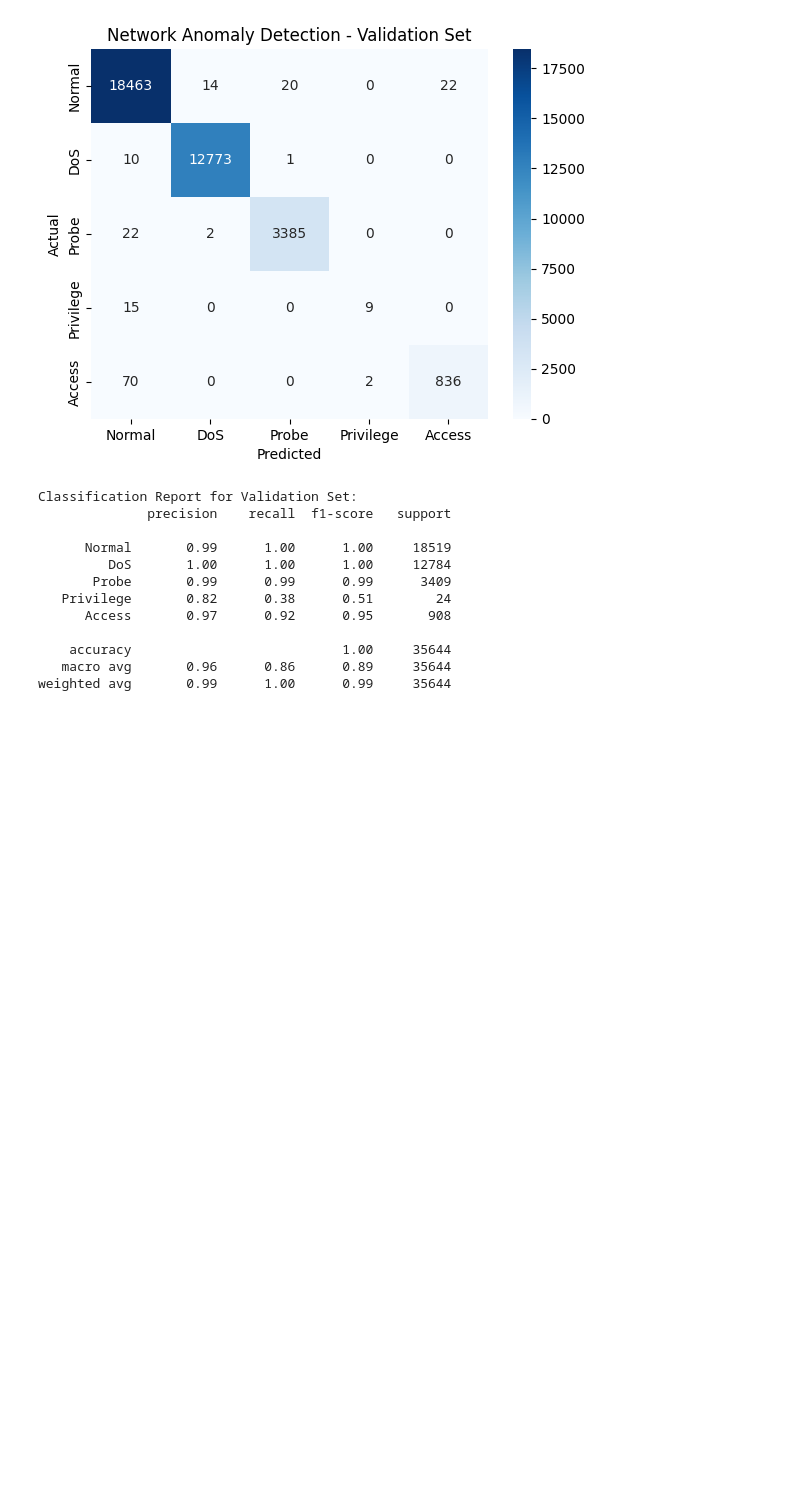
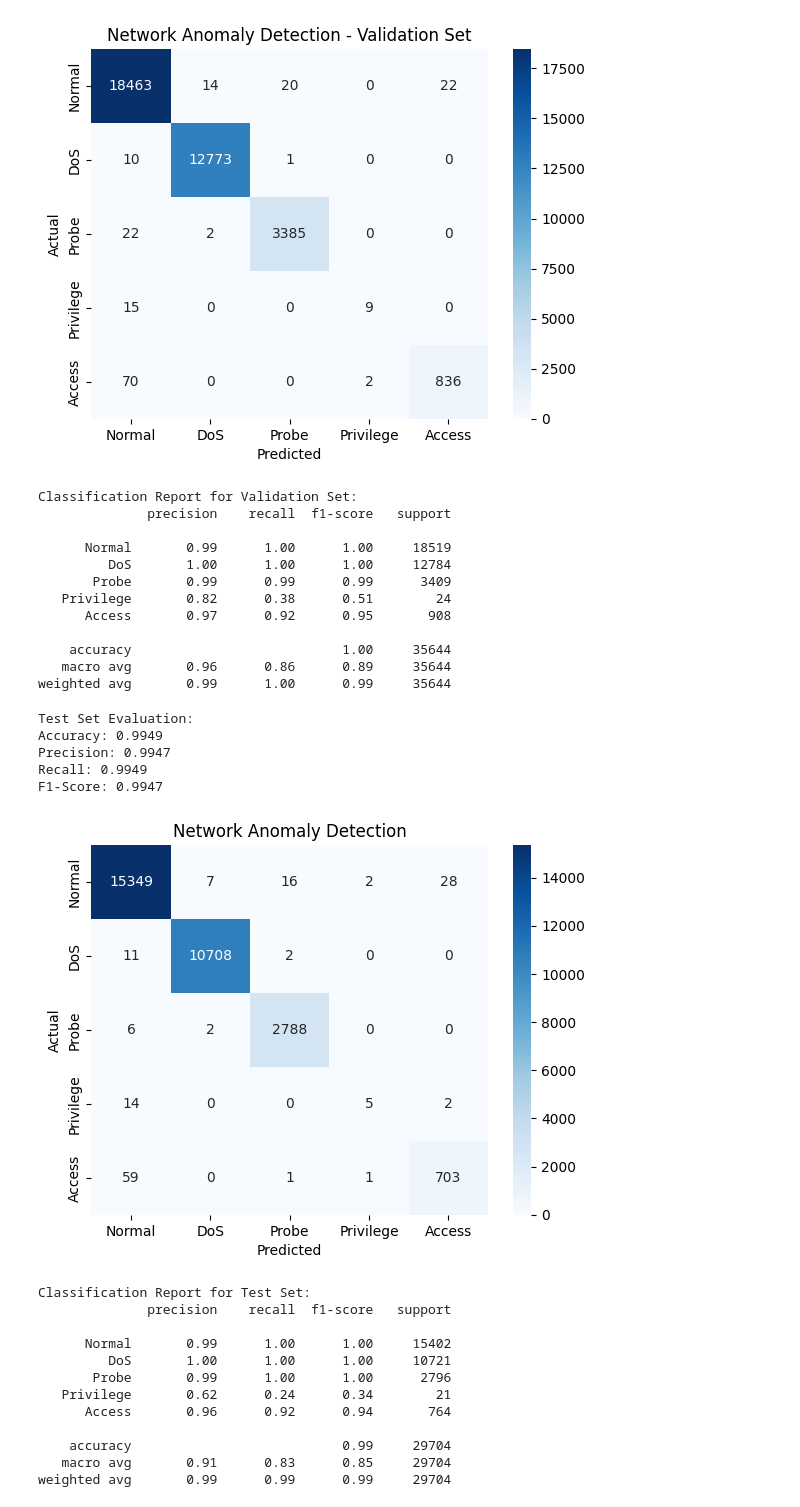
Before and after one commit to benhurtekeste/Network-Anomaly-Detection, a Jupyter notebook: detector.ipynb, the cells around one changed output. Drawn from its saved outputs; the diff is of its cells as text; code cells hidden in the pictures; blank space fills up the shorter version.

```diff
--- a/detector.ipynb
+++ b/detector.ipynb
@@ -156,3 +156,48 @@ Classification Report for Validation Set:
     accuracy                           1.00     35644
    macro avg       0.96      0.86      0.89     35644
 weighted avg       0.99      1.00      0.99     35644
+# %%
+# Final evaluation on the test set
+test_multi_predictions = rf_model_multi.predict(test_X)
+test_accuracy = accuracy_score(test_y, test_multi_predictions)
+test_precision = precision_score(test_y, test_multi_predictions, average='weighted')
+test_recall = recall_score(test_y, test_multi_predictions, average='weighted')
+test_f1 = f1_score(test_y, test_multi_predictions, average='weighted')
+print("\nTest Set Evaluation:")
+print(f"Accuracy: {test_accuracy:.4f}")
+print(f"Precision: {test_precision:.4f}")
+print(f"Recall: {test_recall:.4f}")
+print(f"F1-Score: {test_f1:.4f}")
+
+# Confusion Matrix for Test Set
+test_conf_matrix = confusion_matrix(test_y, test_multi_predictions)
+sns.heatmap(test_conf_matrix, annot=True, fmt='d', cmap='Blues',
+            xticklabels=class_labels,
+            yticklabels=class_labels)
+plt.title('Network Anomaly Detection')
+plt.xlabel('Predicted')
+plt.ylabel('Actual')
+plt.show()
+
+# Classification Report for Test Set
+print("Classification Report for Test Set:")
+print(classification_report(test_y, test_multi_predictions, target_names=class_labels))
+# %% [output]
+Test Set Evaluation:
+Accuracy: 0.9949
+Precision: 0.9947
+Recall: 0.9949
+F1-Score: 0.9947
+[figure, added]
+Classification Report for Test Set:
+              precision    recall  f1-score   support
+
+      Normal       0.99      1.00      1.00     15402
+         DoS       1.00      1.00      1.00     10721
+       Probe       0.99      1.00      1.00      2796
+   Privilege       0.62      0.24      0.34        21
+      Access       0.96      0.92      0.94       764
+
+    accuracy                           0.99     29704
+   macro avg       0.91      0.83      0.85     29704
+weighted avg       0.99      0.99      0.99     29704
```
Also changed, not shown: 3 other files.
